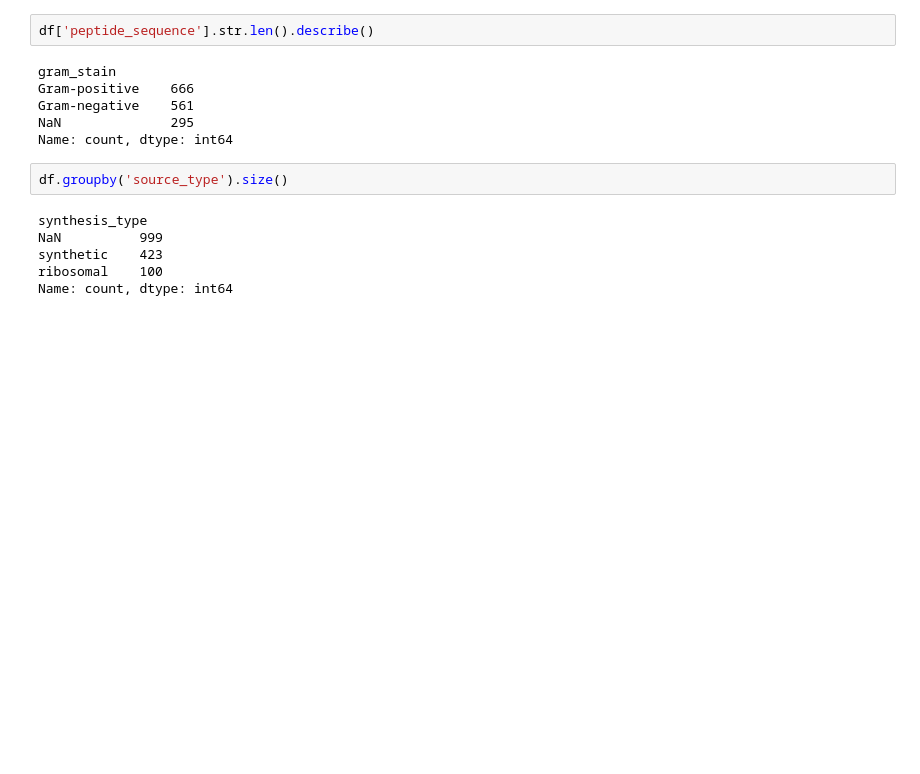
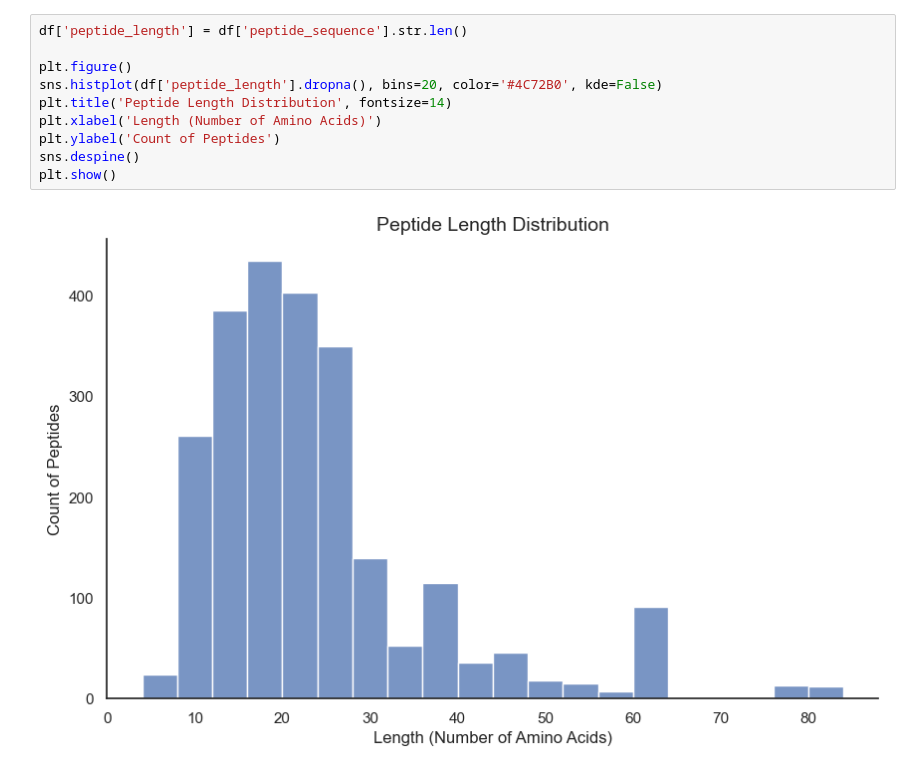
Before and after one commit to chem-data-extraction/anti-bac-peptides, a Jupyter notebook: notebooks/eda.ipynb, the cells around one changed output. Drawn from its saved outputs; the diff is of its cells as text; blank space fills up the shorter version.

```diff
--- a/notebooks/eda.ipynb
+++ b/notebooks/eda.ipynb
@@ -70,16 +36,12 @@ Name: count, dtype: int64
-# %%
-df['peptide_sequence'].str.len().describe()
-# %% [output]
-gram_stain
-Gram-positive    666
-Gram-negative    561
-NaN              295
-Name: count, dtype: int64
-# %%
-df.groupby('source_type').size()
-# %% [output]
-synthesis_type
-NaN          999
-synthetic    423
-ribosomal    100
-Name: count, dtype: int64
+# %%
+df['peptide_length'] = df['peptide_sequence'].str.len()
+
+plt.figure()
+sns.histplot(df['peptide_length'].dropna(), bins=20, color='#4C72B0', kde=False)
+plt.title('Peptide Length Distribution', fontsize=14)
+plt.xlabel('Length (Number of Amino Acids)')
+plt.ylabel('Count of Peptides')
+sns.despine()
+plt.show()
+# %% [output]
+[figure, added]
```
Also changed, not shown: parts of 10 cells of this notebook, 22 other files.
